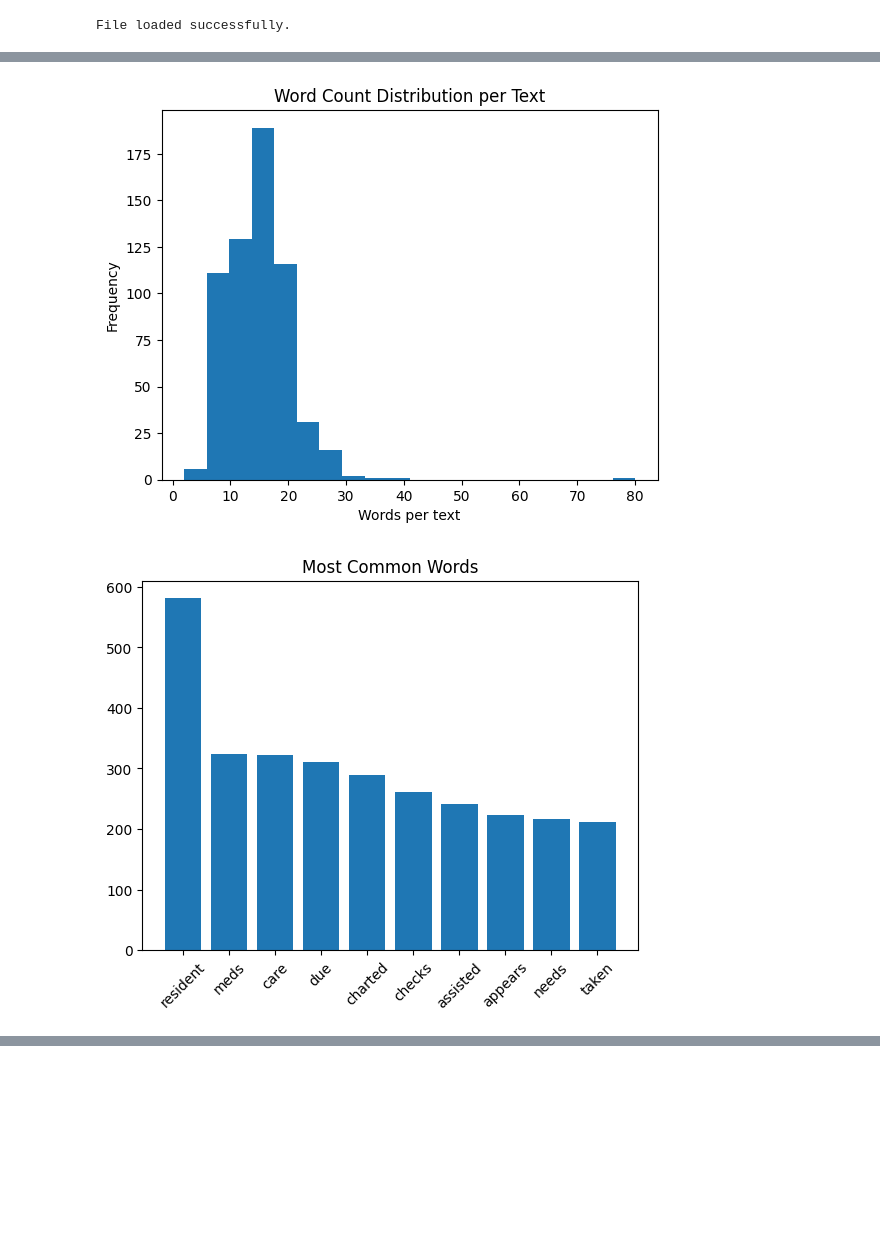
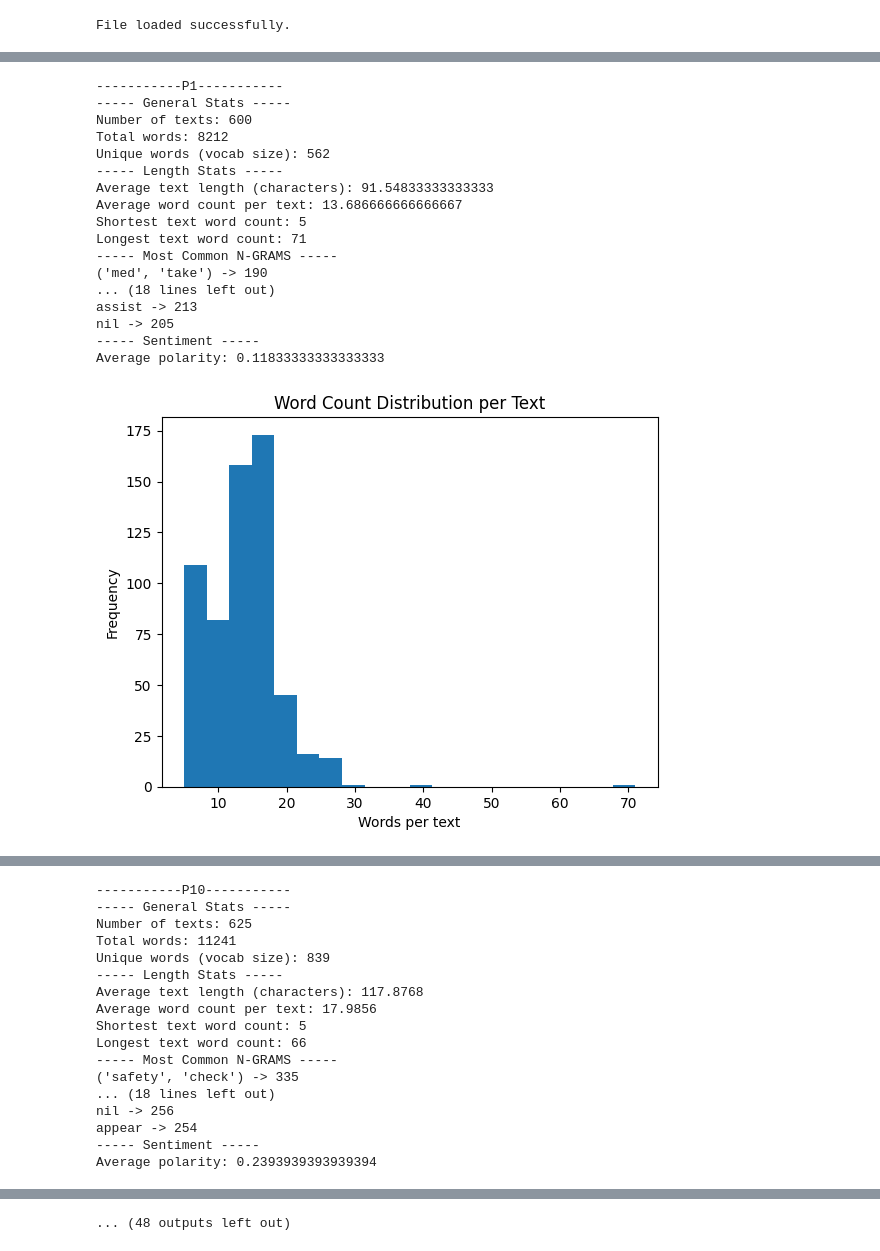
Before and after one commit to isabel-ronan/zeroShotSimilarity, a Jupyter notebook: analysis.ipynb, the cells around one changed output, grey strips where cells are left out. Cells and saved outputs as stored; diff of their text form; code cells hidden in the pictures; blank space fills up the shorter version.

Commit message:
redo-processing-file-and-text-analysis

```diff
--- a/analysis.ipynb
+++ b/analysis.ipynb
@@ -47,13 +28,13 @@ def tokenize(text):
 # %%
 def text_statistics(texts):
     lengths = [len(t) for t in texts]
-    all_tokens = [tokenize(t) for t in texts]
+    all_tokens = [word_tokenize(t) for t in texts]
     word_counts = [len(tok) for tok in all_tokens]
 
     all_words = [w for tok in all_tokens for w in tok]
     vocab = set(all_words)
 
-    all_words = [w for t in texts for w in tokenize(t)]
+    all_words = [w for t in texts for w in word_tokenize(t)]
     counter = Counter(all_words)
 
     ngrams = []
@@ -91,7 +72,7 @@ def text_statistics(texts):
     print(f"Average polarity: {np.array(polarities).mean()}")
 # %%
 def plot_word_distribution(texts):
-    word_counts = [len(tokenize(t)) for t in texts]
+    word_counts = [len(word_tokenize(t)) for t in texts]
 
     plt.figure()
     plt.hist(word_counts, bins=20)
@@ -101,7 +82,7 @@ def plot_word_distribution(texts):
     plt.show()
 # %%
 def plot_top_words(texts, n):
-    all_words = [w for t in texts for w in tokenize(t)]
+    all_words = [w for t in texts for w in word_tokenize(t)]
     counter = Counter(all_words)
     common = counter.most_common(n)
 
@@ -136,8 +97,27 @@ Average polarity: 0.2145833333333333
-# %%
-plot_word_distribution(nurse_notes['P1'])
-# %% [output]
-[figure, removed]
-# %%
-plot_top_words(nurse_notes['P1'], 10)
-# %% [output]
-[figure, removed]
+# %%
+all_texts = []
+for key in nurse_notes.keys():
+    print(f"-----------{key}-----------")
+    text_statistics(nurse_notes[key])
+    plot_word_distribution(nurse_notes[key])
+    plot_top_words(nurse_notes[key], 10)
+    all_texts.extend(nurse_notes[key])
+# %% [output]
+-----------P1-----------
+----- General Stats -----
+Number of texts: 600
+Total words: 8212
+Unique words (vocab size): 562
+----- Length Stats -----
+Average text length (characters): 91.54833333333333
+Average word count per text: 13.686666666666667
+Shortest text word count: 5
+Longest text word count: 71
+----- Most Common N-GRAMS -----
+('med', 'take') -> 190
+... (18 lines left out)
+assist -> 213
+nil -> 205
+----- Sentiment -----
+Average polarity: 0.11833333333333333
+[figure, added]
@@ -143,0 +125,17 @@ plot_top_words(nurse_notes['P1'], 10)
+-----------P10-----------
+----- General Stats -----
+Number of texts: 625
+Total words: 11241
+Unique words (vocab size): 839
+----- Length Stats -----
+Average text length (characters): 117.8768
+Average word count per text: 17.9856
+Shortest text word count: 5
+Longest text word count: 66
+----- Most Common N-GRAMS -----
+('safety', 'check') -> 335
+... (18 lines left out)
+nil -> 256
+appear -> 254
+----- Sentiment -----
+Average polarity: 0.2393939393939394
@@ -143,0 +182 @@ plot_top_words(nurse_notes['P1'], 10)
+... (48 outputs left out)
```
Also changed, not shown: parts of 6 cells of this notebook, 3 other files.
